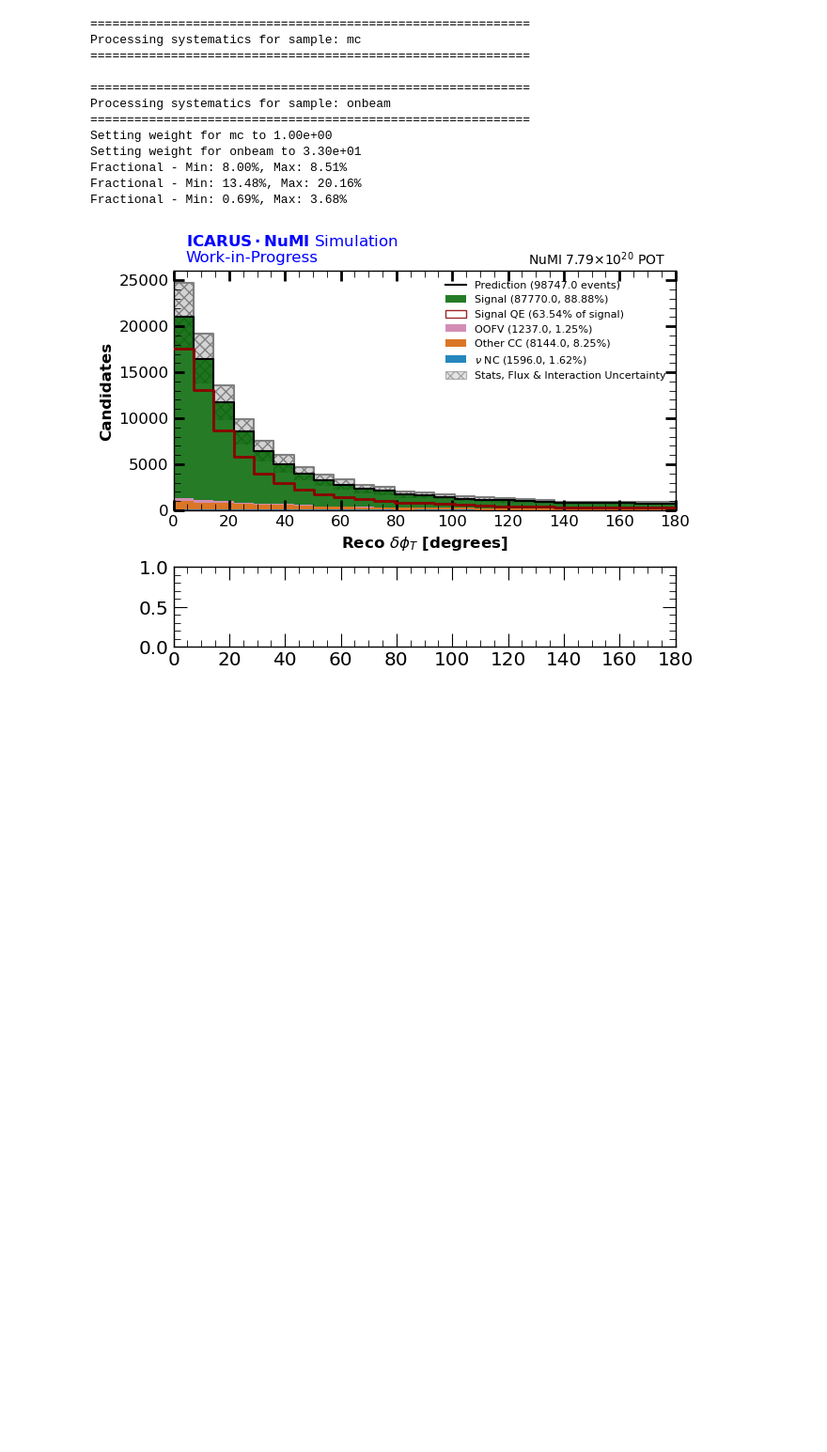
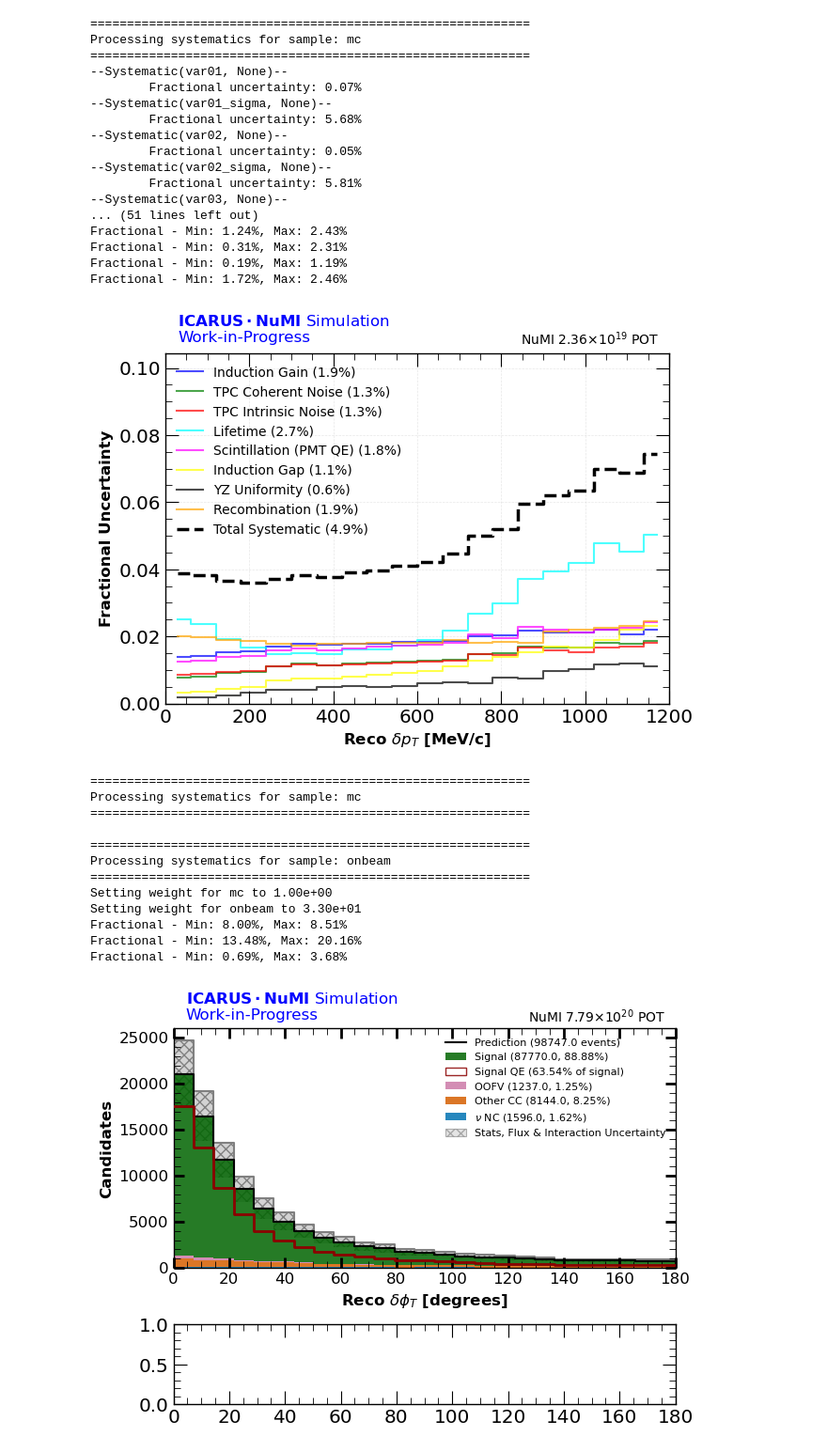
Before and after one commit to rvizarreta/ICARUS-NuMI-CC0pi-Selection, a Jupyter notebook: spineplot/myAnalysis/1muNp0pi_uncontained.ipynb, the cells around one changed output. Shown at 94% size. Saved outputs shown, nothing was run; the diff lists cells and outputs as text; code cells hidden in the pictures; blank space fills up the shorter version.

```diff
--- a/spineplot/myAnalysis/1muNp0pi_uncontained.ipynb
+++ b/spineplot/myAnalysis/1muNp0pi_uncontained.ipynb
@@ -44,3 +103,26 @@ KeyboardInterrupt:
+# %%
+# Delta p_T detector uncertainties plot
+analysis = Analysis(ana_directory + '/dpT/dpT_DetectorUncertainty.toml', data_file)
+analysis.run(close_figs=False)
+# %% [output]
+============================================================
+Processing systematics for sample: mc
+============================================================
+--Systematic(var01, None)--
+        Fractional uncertainty: 0.07%
+--Systematic(var01_sigma, None)--
+        Fractional uncertainty: 5.68%
+--Systematic(var02, None)--
+        Fractional uncertainty: 0.05%
+--Systematic(var02_sigma, None)--
+        Fractional uncertainty: 5.81%
+--Systematic(var03, None)--
+... (51 lines left out)
+Fractional - Min: 1.24%, Max: 2.43%
+Fractional - Min: 0.31%, Max: 2.31%
+Fractional - Min: 0.19%, Max: 1.19%
+Fractional - Min: 1.72%, Max: 2.46%
+[figure, added]
 # %%
 # Delta phiT plots
 analysis = Analysis(ana_directory + '/dphiT/dphiT.toml', data_file)
```
Also changed, not shown: parts of 10 cells of this notebook, 30 other files.
